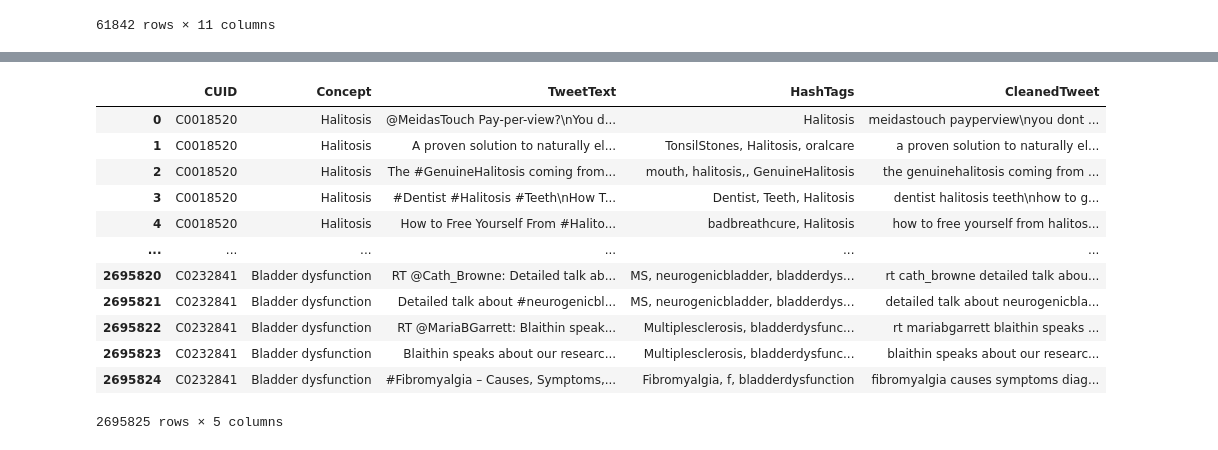
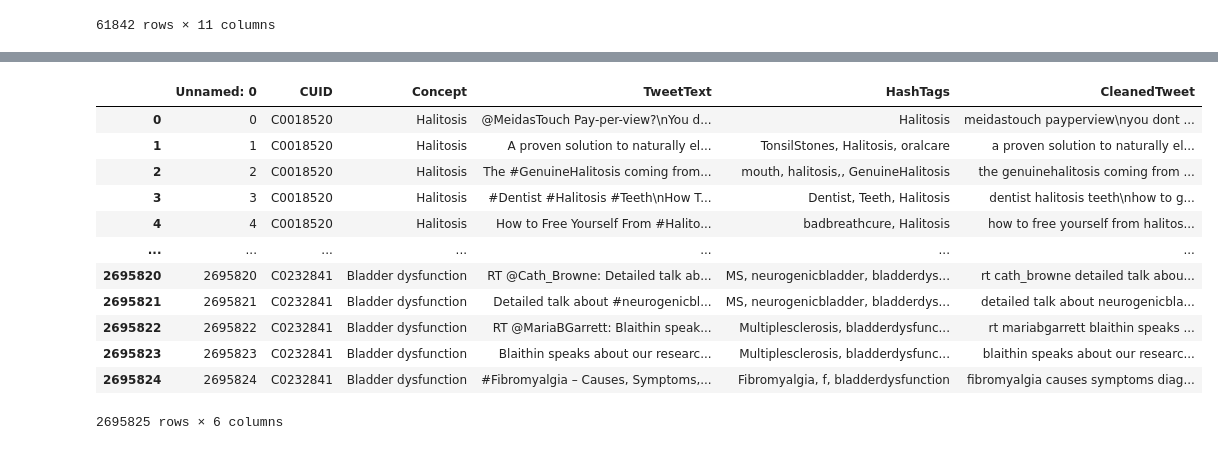
Before and after one commit to Nagmashaik123/MedConcepts, a Jupyter notebook: FinalConcatination.ipynb, the cells around one changed output, grey strips where cells are left out. Cells and saved outputs as stored; diff of their text form; code cells hidden in the pictures.

```diff
--- a/FinalConcatination.ipynb
+++ b/FinalConcatination.ipynb
@@ -75,18 +78,3 @@ df2.drop(['AuthorID', 'CreatedDate','Language','CleanHashTags'], axis = 1)
 # %%
 columns_titles = ["CUID","Concept","TweetText","HashTags","CleanedTweet"]
-df2=df2.reindex(columns=columns_titles)
-df2
+df3=df3.reindex(columns=columns_titles)
-# %% [output]
-|  | CUID | Concept | TweetText | HashTags | CleanedTweet |
-| 0 | C0018520 | Halitosis | @MeidasTouch Pay-per-view?\nYou d... | Halitosis | meidastouch payperview\nyou dont ... |
-| 1 | C0018520 | Halitosis | A proven solution to naturally el... | TonsilStones, Halitosis, oralcare | a proven solution to naturally el... |
-| 2 | C0018520 | Halitosis | The #GenuineHalitosis coming from... | mouth, halitosis,, GenuineHalitosis | the genuinehalitosis coming from ... |
-| 3 | C0018520 | Halitosis | #Dentist #Halitosis #Teeth\nHow T... | Dentist, Teeth, Halitosis | dentist halitosis teeth\nhow to g... |
-| 4 | C0018520 | Halitosis | How to Free Yourself From #Halito... | badbreathcure, Halitosis | how to free yourself from halitos... |
-| ... | ... | ... | ... | ... | ... |
-| 2695820 | C0232841 | Bladder dysfunction | RT @Cath_Browne: Detailed talk ab... | MS, neurogenicbladder, bladderdys... | rt cath_browne detailed talk abou... |
-| 2695821 | C0232841 | Bladder dysfunction | Detailed talk about #neurogenicbl... | MS, neurogenicbladder, bladderdys... | detailed talk about neurogenicbla... |
-| 2695822 | C0232841 | Bladder dysfunction | RT @MariaBGarrett: Blaithin speak... | Multiplesclerosis, bladderdysfunc... | rt mariabgarrett blaithin speaks ... |
-| 2695823 | C0232841 | Bladder dysfunction | Blaithin speaks about our researc... | Multiplesclerosis, bladderdysfunc... | blaithin speaks about our researc... |
-| 2695824 | C0232841 | Bladder dysfunction | #Fibromyalgia – Causes, Symptoms,... | Fibromyalgia, f, bladderdysfunction | fibromyalgia causes symptoms diag... |
-2695825 rows × 5 columns
@@ -95,3 +86,20 @@ df2.to_csv('concatFile2.csv')
+# %%
+df5=pd.read_csv('concatFile2.csv')
+df5
+# %% [output]
+|  | Unnamed: 0 | CUID | Concept | TweetText | HashTags | CleanedTweet |
+| 0 | 0 | C0018520 | Halitosis | @MeidasTouch Pay-per-view?\nYou d... | Halitosis | meidastouch payperview\nyou dont ... |
+| 1 | 1 | C0018520 | Halitosis | A proven solution to naturally el... | TonsilStones, Halitosis, oralcare | a proven solution to naturally el... |
+| 2 | 2 | C0018520 | Halitosis | The #GenuineHalitosis coming from... | mouth, halitosis,, GenuineHalitosis | the genuinehalitosis coming from ... |
+| 3 | 3 | C0018520 | Halitosis | #Dentist #Halitosis #Teeth\nHow T... | Dentist, Teeth, Halitosis | dentist halitosis teeth\nhow to g... |
+| 4 | 4 | C0018520 | Halitosis | How to Free Yourself From #Halito... | badbreathcure, Halitosis | how to free yourself from halitos... |
+| ... | ... | ... | ... | ... | ... | ... |
+| 2695820 | 2695820 | C0232841 | Bladder dysfunction | RT @Cath_Browne: Detailed talk ab... | MS, neurogenicbladder, bladderdys... | rt cath_browne detailed talk abou... |
+| 2695821 | 2695821 | C0232841 | Bladder dysfunction | Detailed talk about #neurogenicbl... | MS, neurogenicbladder, bladderdys... | detailed talk about neurogenicbla... |
+| 2695822 | 2695822 | C0232841 | Bladder dysfunction | RT @MariaBGarrett: Blaithin speak... | Multiplesclerosis, bladderdysfunc... | rt mariabgarrett blaithin speaks ... |
+| 2695823 | 2695823 | C0232841 | Bladder dysfunction | Blaithin speaks about our researc... | Multiplesclerosis, bladderdysfunc... | blaithin speaks about our researc... |
+| 2695824 | 2695824 | C0232841 | Bladder dysfunction | #Fibromyalgia – Causes, Symptoms,... | Fibromyalgia, f, bladderdysfunction | fibromyalgia causes symptoms diag... |
+2695825 rows × 6 columns
 # %%
 # concatinating files
 import os
```
Also changed, not shown: parts of 10 cells of this notebook.
